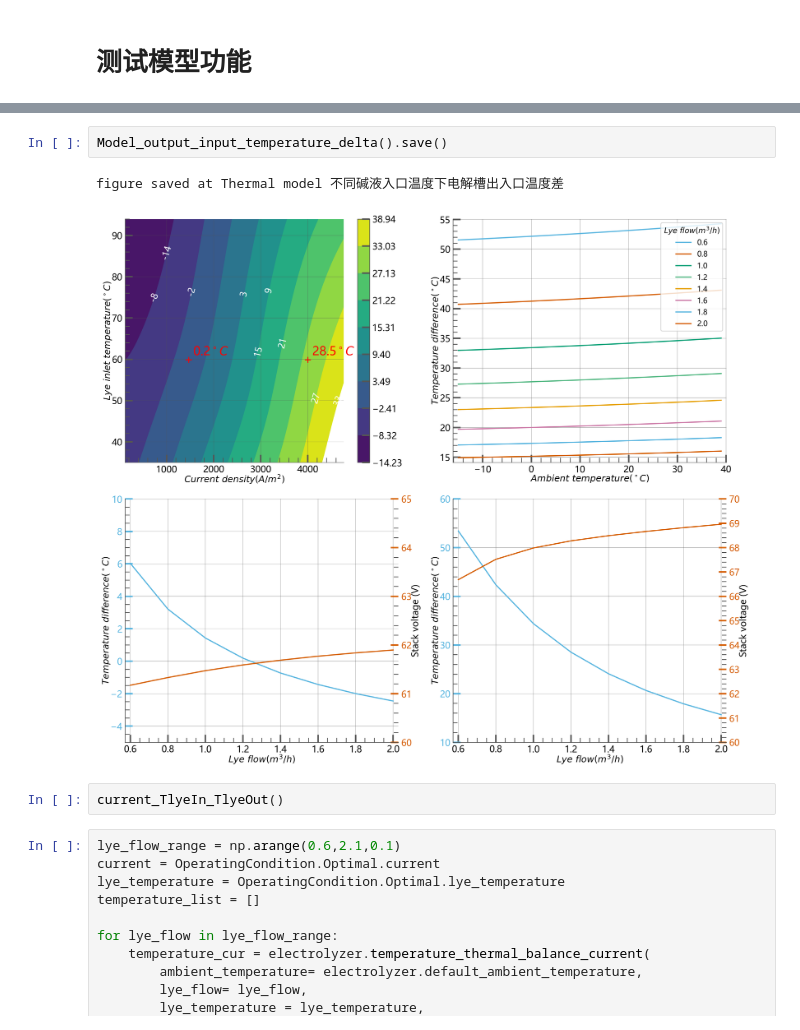
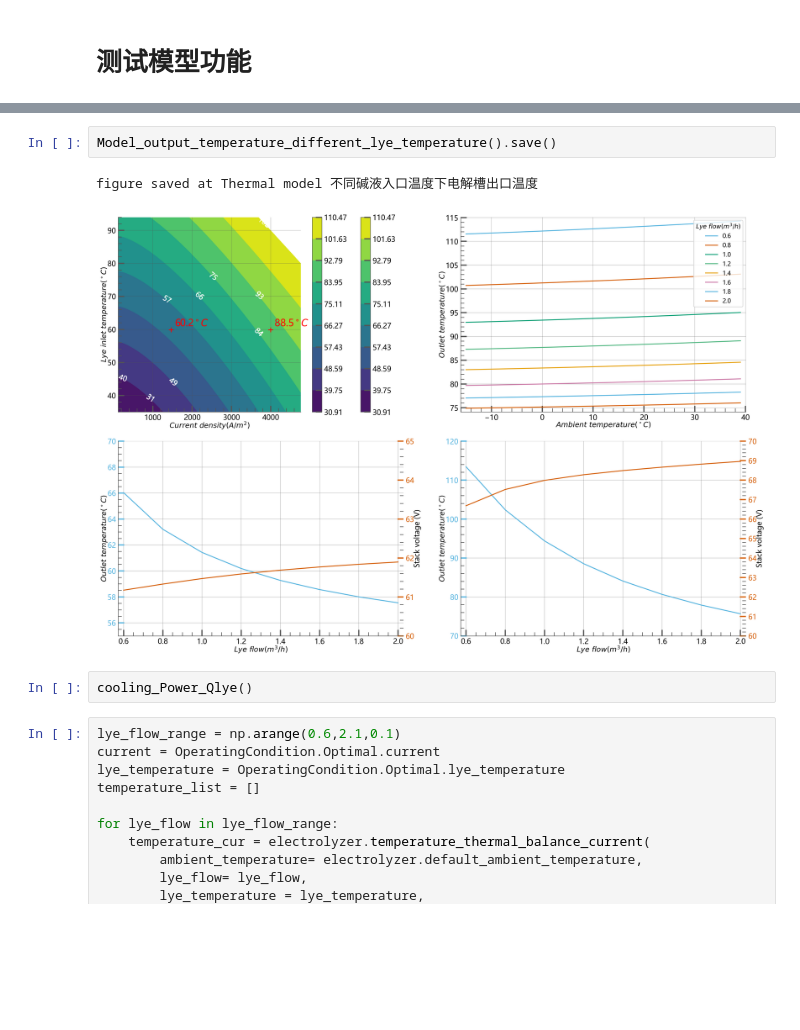
Before and after one commit to GustavHenry/Electrolyzer-dynamic-model, a Jupyter notebook: src/Thermal model test.ipynb, the cells around one changed output, grey strips where cells are left out. Drawn from its saved outputs; the diff is of its cells as text; blank space fills up the shorter version.

```diff
--- a/src/Thermal model test.ipynb
+++ b/src/Thermal model test.ipynb
@@ -88,10 +165,10 @@ Thermal_model_regression_cumulative_error_plot(
 # %%
-Model_output_input_temperature_delta().save()
+Model_output_temperature_different_lye_temperature().save()
 # %% [output]
-figure saved at Thermal model 不同碱液入口温度下电解槽出入口温度差
+figure saved at Thermal model 不同碱液入口温度下电解槽出口温度
-[figure, old version]
+[figure, new version]
-# %%
-current_TlyeIn_TlyeOut()
+# %%
+cooling_Power_Qlye()
 # %%
 lye_flow_range = np.arange(0.6,2.1,0.1)
 current = OperatingCondition.Optimal.current
```
Also changed, not shown: parts of 2 cells of this notebook, 7 other files.
